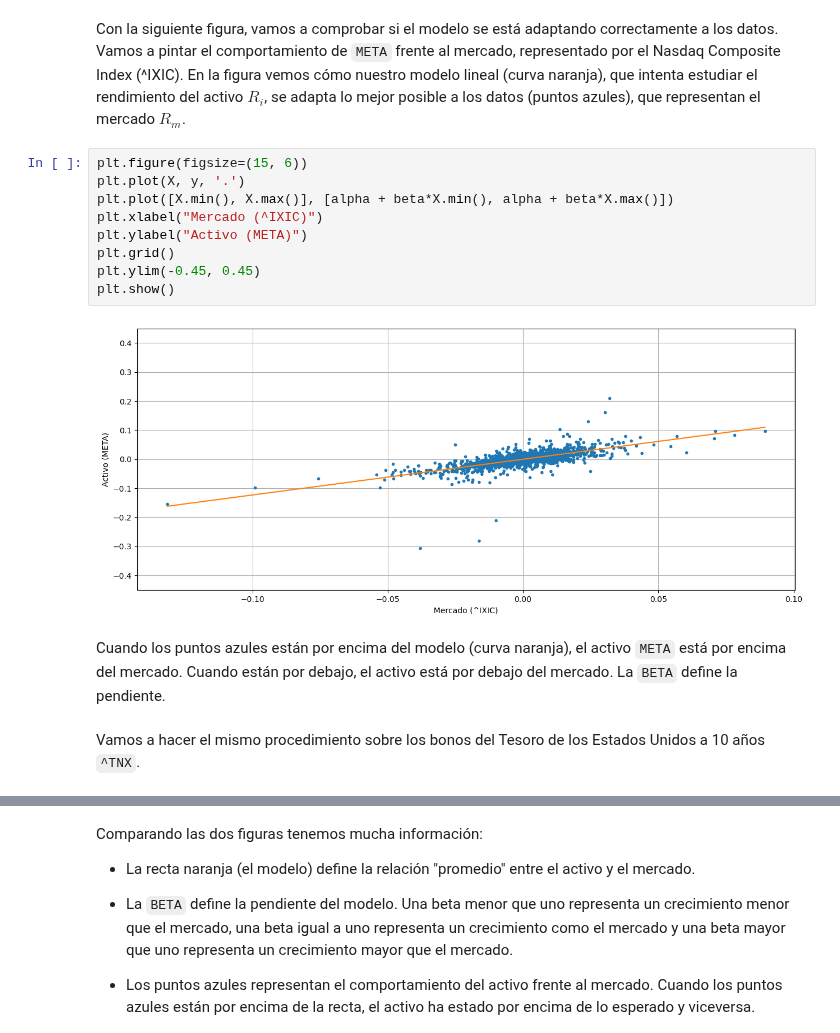
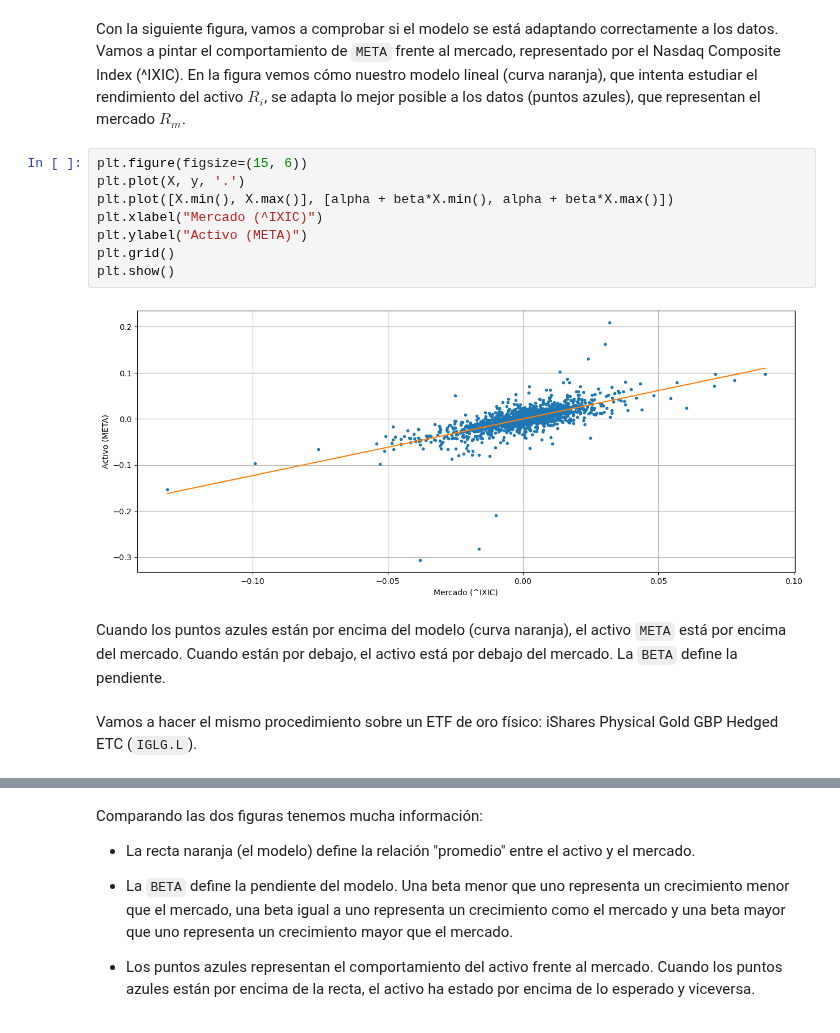
Before and after one commit to alfonso-santos/microcredencial-carteras-python-2023, a Jupyter notebook: Tema_3_Markowitz/src/optimizacion-Intro.ipynb, the cells around one changed output, grey strips where cells are left out. Cells and saved outputs as stored; diff of their text form.

```diff
--- a/Tema_3_Markowitz/src/optimizacion-Intro.ipynb
+++ b/Tema_3_Markowitz/src/optimizacion-Intro.ipynb
@@ -163,16 +163,15 @@ Con la siguiente figura, vamos a comprobar si el modelo se está adaptando corre
 # %%
 plt.figure(figsize=(15, 6))
 plt.plot(X, y, '.')
 plt.plot([X.min(), X.max()], [alpha + beta*X.min(), alpha + beta*X.max()])
 plt.xlabel("Mercado (^IXIC)")
 plt.ylabel("Activo (META)")
 plt.grid()
-plt.ylim(-0.45, 0.45)
 plt.show()
 # %% [output]
-[figure, old version]
+[figure, new version]
 # %% [markdown]
 Cuando los puntos azules están por encima del modelo (curva naranja), el activo `META` está por encima del mercado. Cuando están por debajo, el activo está por debajo del mercado. La `BETA` define la pendiente.
-# %% [markdown]
-Vamos a hacer el mismo procedimiento sobre los bonos del Tesoro de los Estados Unidos a 10 años `^TNX`.
+# %% [markdown]
+Vamos a hacer el mismo procedimiento sobre un ETF de oro físico: iShares Physical Gold GBP Hedged ETC (`IGLG.L`).
 # %%
```
Also changed, not shown: parts of 4 cells of this notebook, 1 other file.
